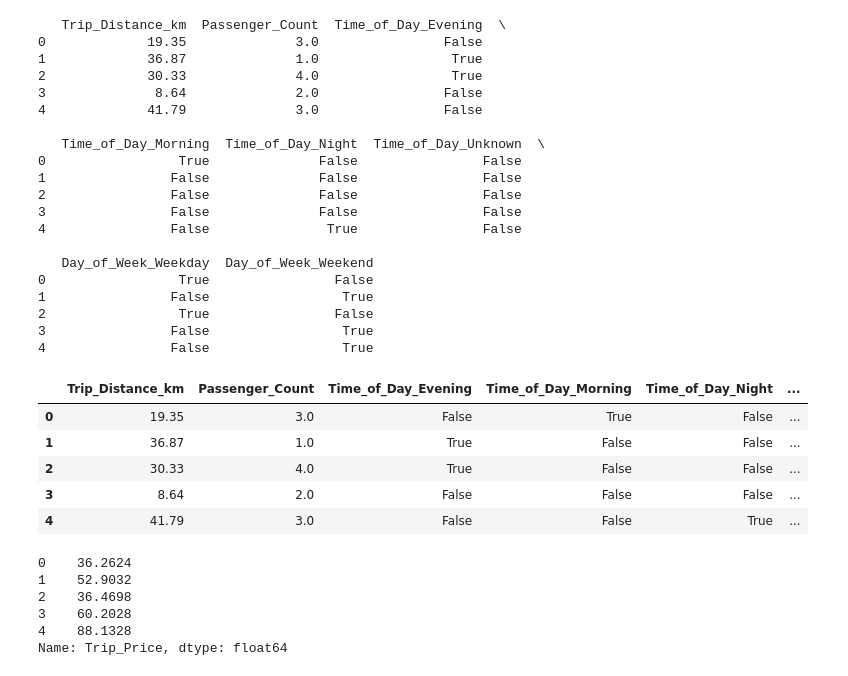
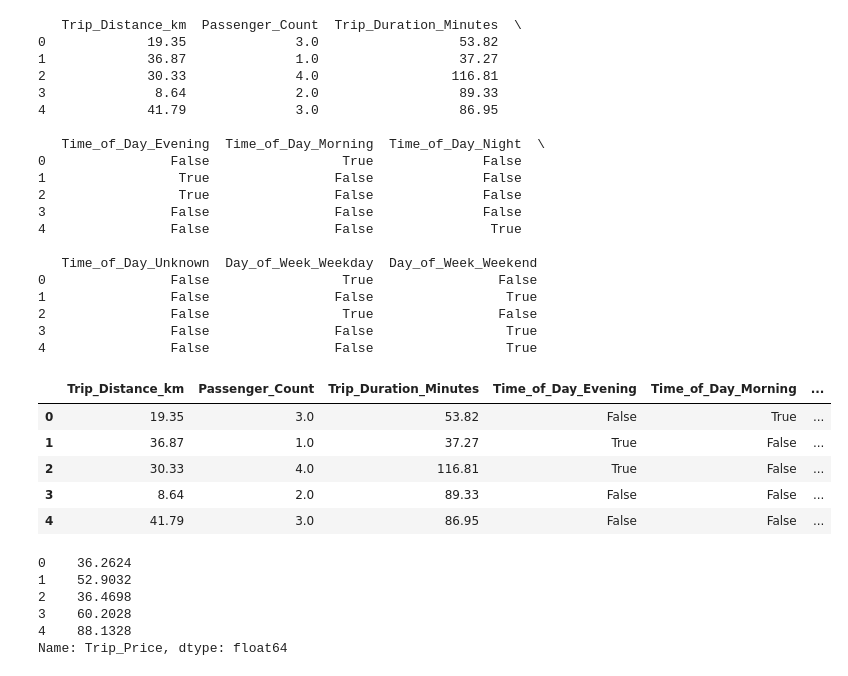
Before and after one commit to Vence85/taxi-prediction-fullstack-jonas-gustafsson-opa24, a Jupyter notebook: explorations/ml_validation.ipynb, the cells around one changed output. Drawn from its saved outputs; the diff is of its cells as text; code cells hidden in the pictures.

```diff
--- a/explorations/ml_validation.ipynb
+++ b/explorations/ml_validation.ipynb
@@ -17,40 +17,40 @@ df.head()
 | 3 | 8.64 | Afternoon | Weekend | 2.0 | Medium | Clear | 2.55 | ... |
 | 4 | 41.79 | Night | Weekend | 3.0 | High | Clear | 4.60 | ... |
 # %%
-X, y = df.drop(["Trip_Price", "Traffic_Conditions", "Weather", "Base_Fare", "Per_Km_Rate", "Per_Minute_Rate", "Trip_Duration_Minutes"], axis="columns"), df["Trip_Price"]
+X, y = df.drop(["Trip_Price", "Traffic_Conditions", "Weather", "Base_Fare", "Per_Km_Rate", "Per_Minute_Rate"], axis="columns"), df["Trip_Price"]
 X = pd.get_dummies(X, drop_first=True)
 
 # Kolla att allt nu är numeriskt
 print(X.head())
 
 X.head(5)
 # %% [output]
-   Trip_Distance_km  Passenger_Count  Time_of_Day_Evening  \
-0             19.35              3.0                False
-1             36.87              1.0                 True
-2             30.33              4.0                 True
-3              8.64              2.0                False
-4             41.79              3.0                False
+   Trip_Distance_km  Passenger_Count  Trip_Duration_Minutes  \
+0             19.35              3.0                  53.82
+1             36.87              1.0                  37.27
+2             30.33              4.0                 116.81
+3              8.64              2.0                  89.33
+4             41.79              3.0                  86.95
 
-   Time_of_Day_Morning  Time_of_Day_Night  Time_of_Day_Unknown  \
-0                 True              False                False
-1                False              False                False
-2                False              False                False
-3                False              False                False
-4                False               True                False
+   Time_of_Day_Evening  Time_of_Day_Morning  Time_of_Day_Night  \
+0                False                 True              False
+1                 True                False              False
+2                 True                False              False
+3                False                False              False
+4                False                False               True
 
-   Day_of_Week_Weekday  Day_of_Week_Weekend
-0                 True                False
-1                False                 True
-2                 True                False
-3                False                 True
-4                False                 True
+   Time_of_Day_Unknown  Day_of_Week_Weekday  Day_of_Week_Weekend
+0                False                 True                False
+1                False                False                 True
+2                False                 True                False
+3                False                False                 True
+4                False                False                 True
-|  | Trip_Distance_km | Passenger_Count | Time_of_Day_Evening | Time_of_Day_Morning | Time_of_Day_Night | ... |
-| 0 | 19.35 | 3.0 | False | True | False | ... |
-| 1 | 36.87 | 1.0 | True | False | False | ... |
-| 2 | 30.33 | 4.0 | True | False | False | ... |
-| 3 | 8.64 | 2.0 | False | False | False | ... |
-| 4 | 41.79 | 3.0 | False | False | True | ... |
+|  | Trip_Distance_km | Passenger_Count | Trip_Duration_Minutes | Time_of_Day_Evening | Time_of_Day_Morning | ... |
+| 0 | 19.35 | 3.0 | 53.82 | False | True | ... |
+| 1 | 36.87 | 1.0 | 37.27 | True | False | ... |
+| 2 | 30.33 | 4.0 | 116.81 | True | False | ... |
+| 3 | 8.64 | 2.0 | 89.33 | False | False | ... |
+| 4 | 41.79 | 3.0 | 86.95 | False | False | ... |
 # %%
 y.head(5)
 # %% [output]
```
Also changed, not shown: parts of 8 cells of this notebook, 7 other files.
